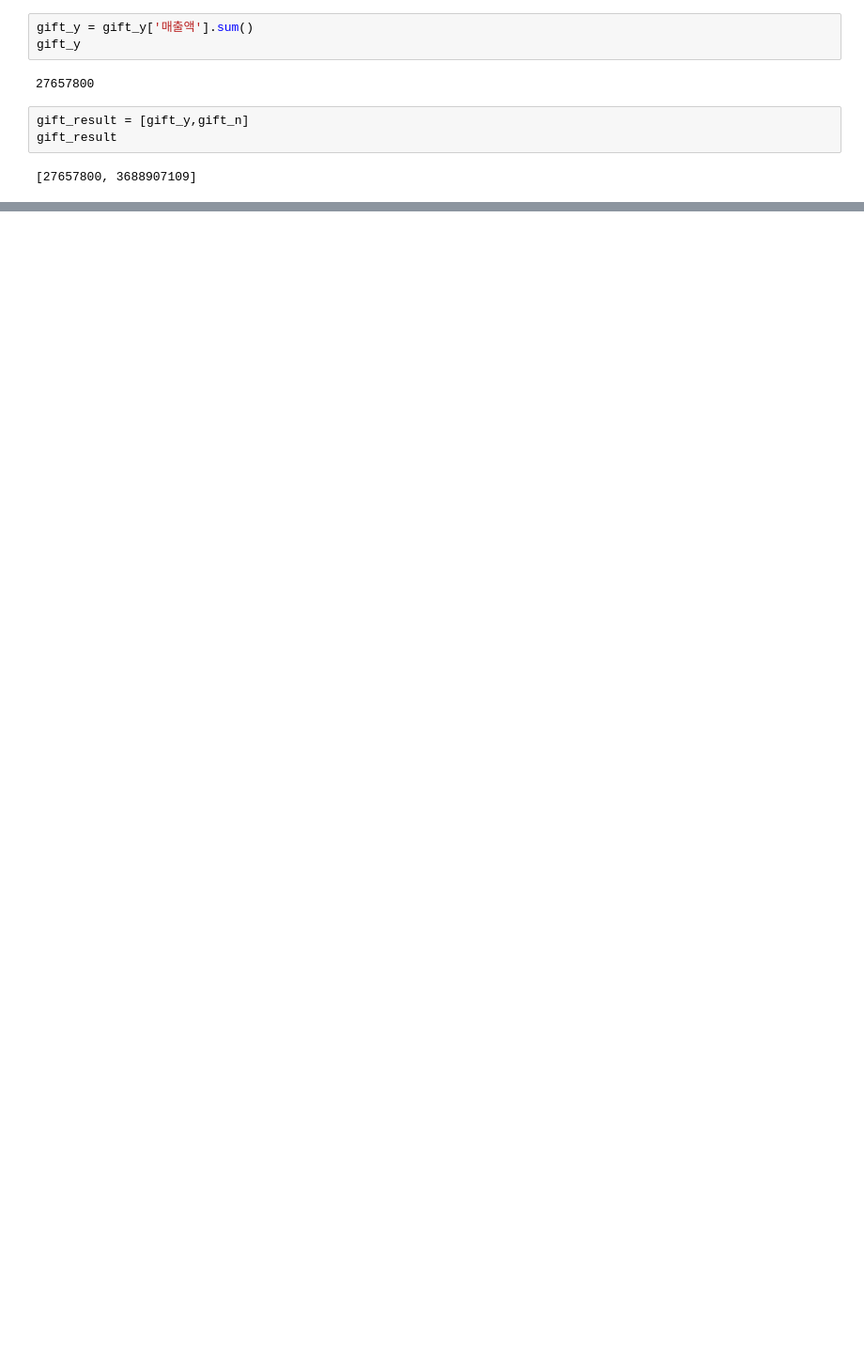
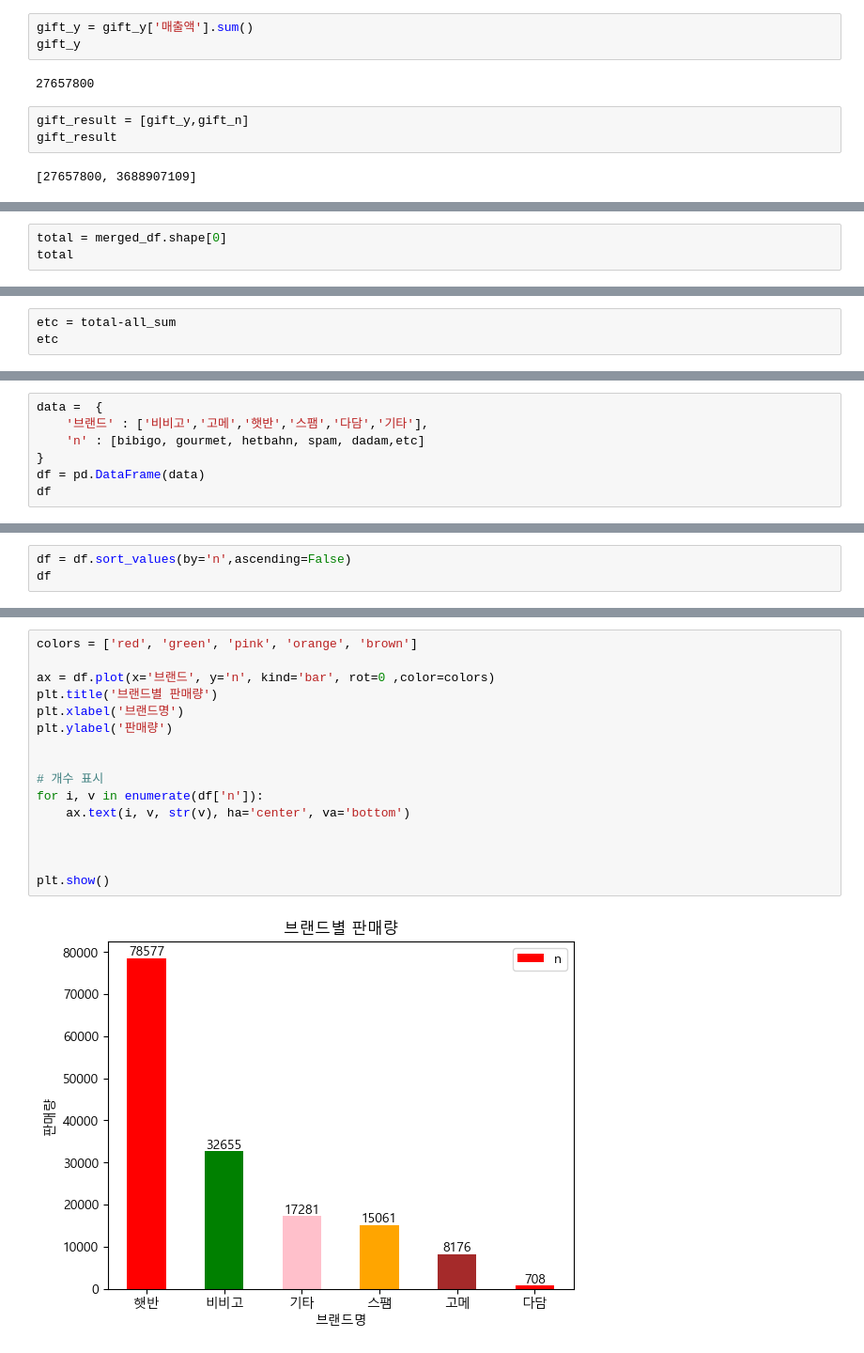
Before and after one commit to ha-es/doit_python, a Jupyter notebook: BDA/내부공모전/naver.ipynb, the cells around one changed output, grey strips where cells are left out. Shown at 94% size. Drawn from its saved outputs; the diff is of its cells as text; blank space fills up the shorter version.

```diff
--- a/BDA/내부공모전/naver.ipynb
+++ b/BDA/내부공모전/naver.ipynb
@@ -679,0 +760,3 @@ pd.DataFrame(gift_result, index=id,columns=['매출액'])
+# %%
+total = merged_df.shape[0]
+total
@@ -679,0 +765,3 @@ pd.DataFrame(gift_result, index=id,columns=['매출액'])
+# %%
+etc = total-all_sum
+etc
@@ -679,0 +770,7 @@ pd.DataFrame(gift_result, index=id,columns=['매출액'])
+# %%
+data =  {
+    '브랜드' : ['비비고','고메','햇반','스팸','다담','기타'],
+    'n' : [bibigo, gourmet, hetbahn, spam, dadam,etc]
+}
+df = pd.DataFrame(data)
+df
@@ -679,0 +785,3 @@ pd.DataFrame(gift_result, index=id,columns=['매출액'])
+# %%
+df = df.sort_values(by='n',ascending=False)
+df
@@ -679,0 +796,18 @@ pd.DataFrame(gift_result, index=id,columns=['매출액'])
+# %%
+colors = ['red', 'green', 'pink', 'orange', 'brown']
+
+ax = df.plot(x='브랜드', y='n', kind='bar', rot=0 ,color=colors)
+plt.title('브랜드별 판매량')
+plt.xlabel('브랜드명')
+plt.ylabel('판매량')
+
+
+# 개수 표시
+for i, v in enumerate(df['n']):
+    ax.text(i, v, str(v), ha='center', va='bottom')
+
+
+
+plt.show()
+# %% [output]
+[figure, added]
```
Also changed, not shown: parts of 23 cells of this notebook, 3 other files.
